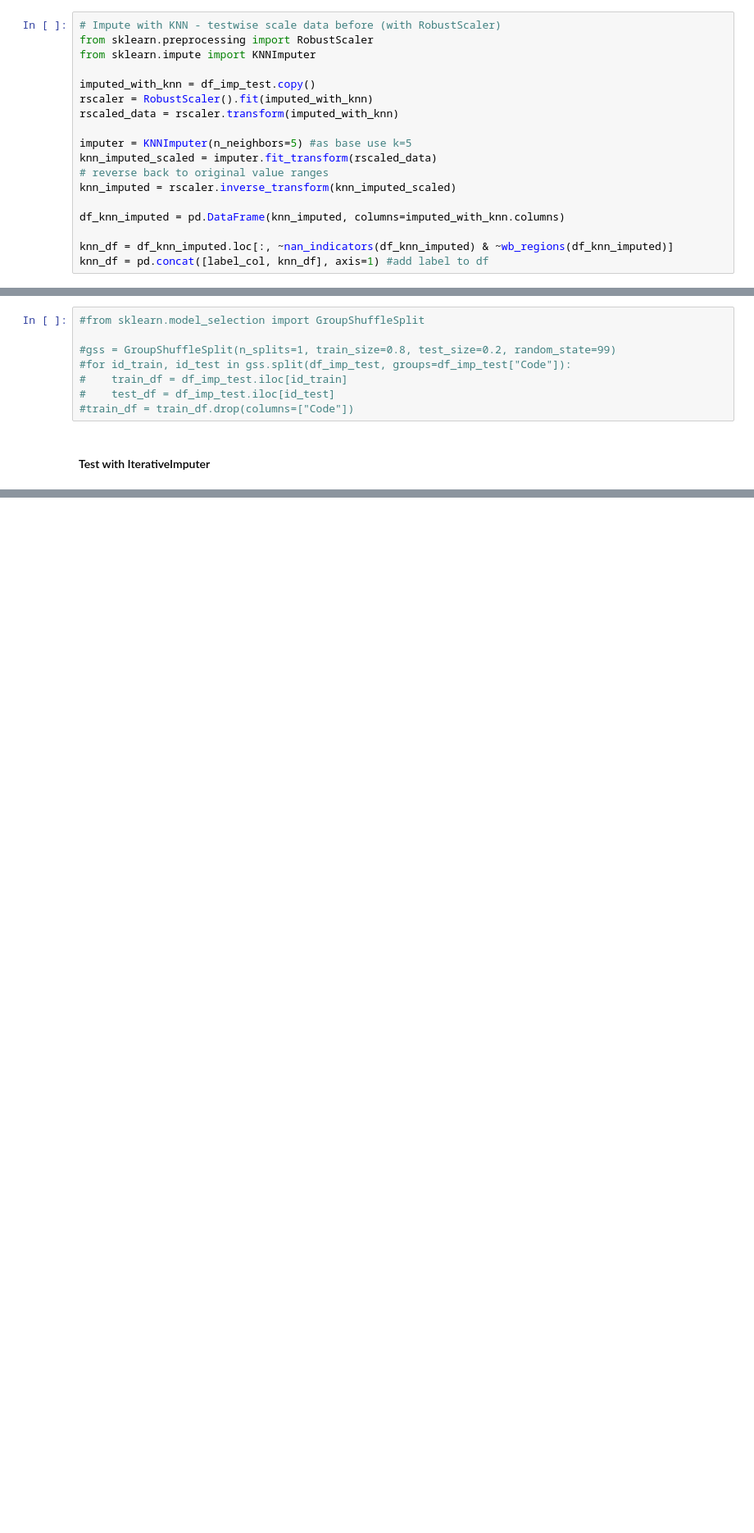
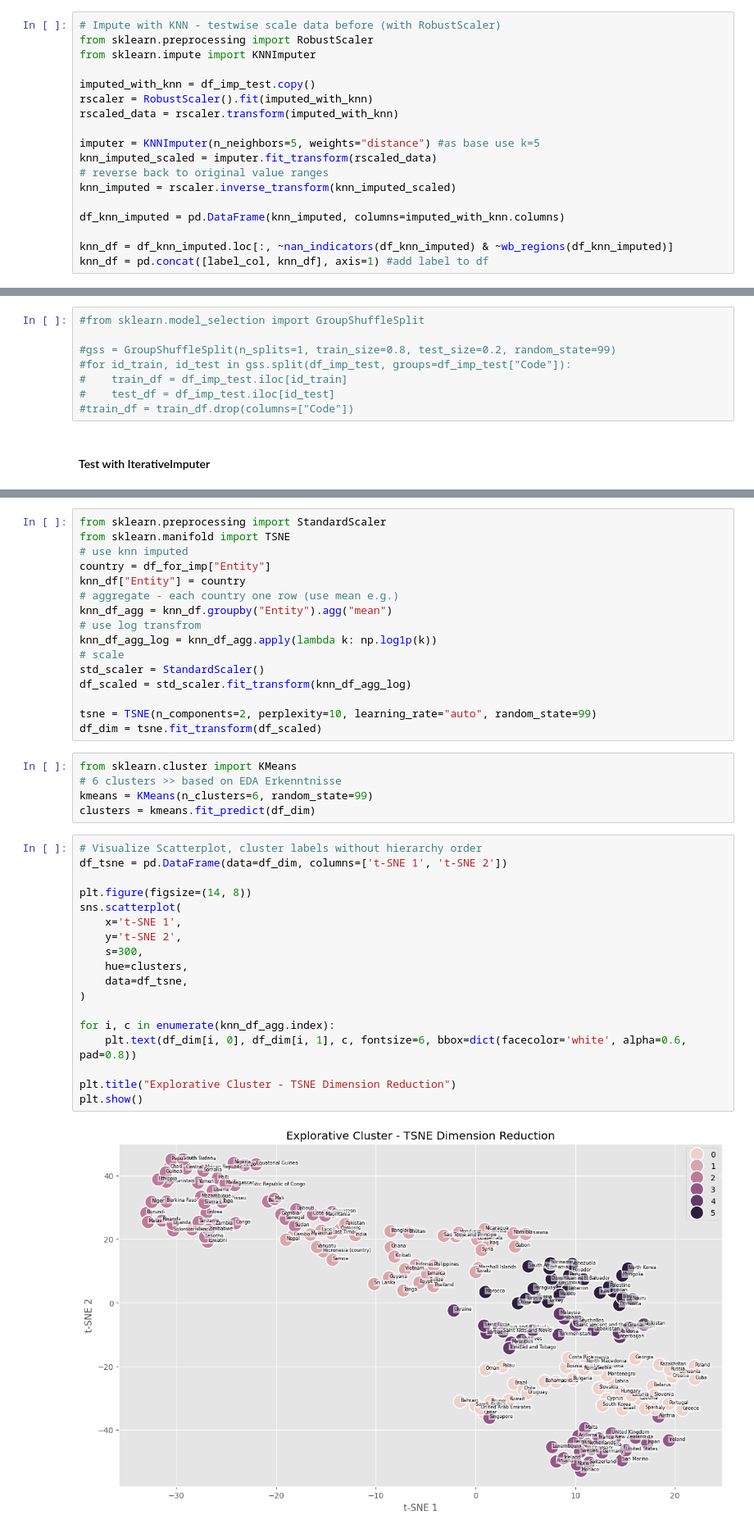
Before and after one commit to HamzahFayad/master_thesis_child_mortality, a Jupyter notebook: 01_notebooks/2_data_preprocessing.ipynb, the cells around one changed output, grey strips where cells are left out. Shown at 82% size. Saved outputs shown, nothing was run; the diff lists cells and outputs as text; blank space fills up the shorter version.

```diff
--- a/01_notebooks/2_data_preprocessing.ipynb
+++ b/01_notebooks/2_data_preprocessing.ipynb
@@ -284,7 +284,7 @@ imputed_with_knn = df_imp_test.copy()
 rscaler = RobustScaler().fit(imputed_with_knn)
 rscaled_data = rscaler.transform(imputed_with_knn)
 
-imputer = KNNImputer(n_neighbors=5) #as base use k=5
+imputer = KNNImputer(n_neighbors=5, weights="distance") #as base use k=5
 knn_imputed_scaled = imputer.fit_transform(rscaled_data)
 # reverse back to original value ranges
 knn_imputed = rscaler.inverse_transform(knn_imputed_scaled)
@@ -425,0 +393,41 @@ df_imputed_subset
+# %%
+from sklearn.preprocessing import StandardScaler
+from sklearn.manifold import TSNE
+# use knn imputed
+country = df_for_imp["Entity"]
+knn_df["Entity"] = country
+# aggregate - each country one row (use mean e.g.)
+knn_df_agg = knn_df.groupby("Entity").agg("mean")
+# use log transfrom
+knn_df_agg_log = knn_df_agg.apply(lambda k: np.log1p(k))
+# scale
+std_scaler = StandardScaler()
+df_scaled = std_scaler.fit_transform(knn_df_agg_log)
+
+tsne = TSNE(n_components=2, perplexity=10, learning_rate="auto", random_state=99)
+df_dim = tsne.fit_transform(df_scaled)
+# %%
+from sklearn.cluster import KMeans
+# 6 clusters >> based on EDA Erkenntnisse
+kmeans = KMeans(n_clusters=6, random_state=99)
+clusters = kmeans.fit_predict(df_dim)
+# %%
+# Visualize Scatterplot, cluster labels without hierarchy order
+df_tsne = pd.DataFrame(data=df_dim, columns=['t-SNE 1', 't-SNE 2'])
+
+plt.figure(figsize=(14, 8))
+sns.scatterplot(
+    x='t-SNE 1',
+    y='t-SNE 2',
+    s=300,
+    hue=clusters,
+    data=df_tsne,
+)
+
+for i, c in enumerate(knn_df_agg.index):
+    plt.text(df_dim[i, 0], df_dim[i, 1], c, fontsize=6, bbox=dict(facecolor='white', alpha=0.6, pad=0.8))
+
+plt.title("Explorative Cluster - TSNE Dimension Reduction")
+plt.show()
+# %% [output]
+[figure, added]
```
Also changed, not shown: parts of 15 cells of this notebook, 1 other file.
